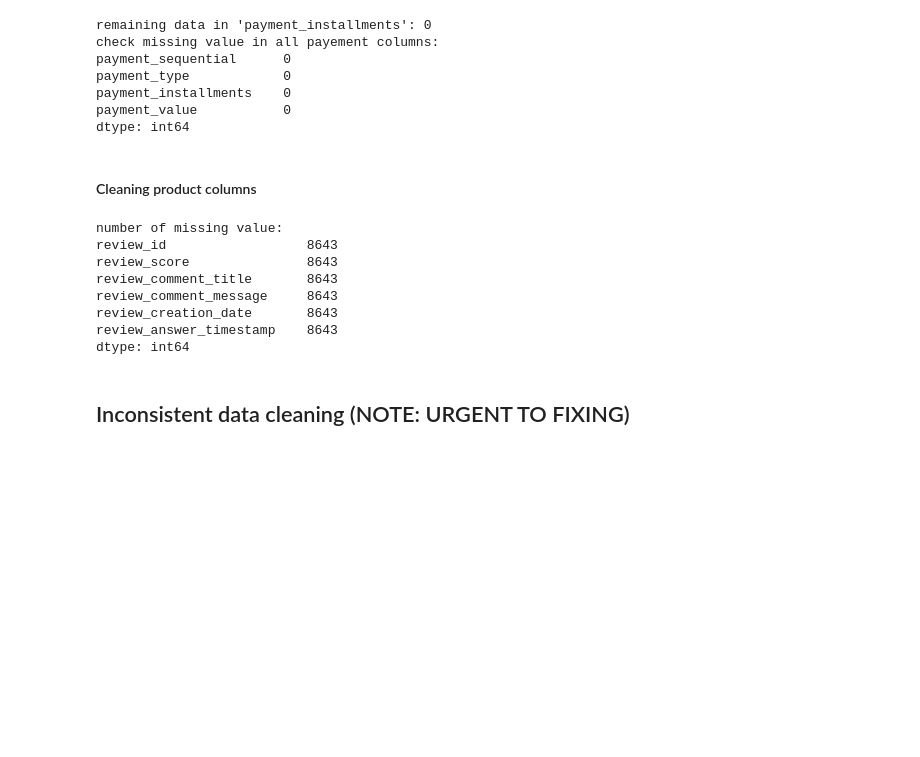
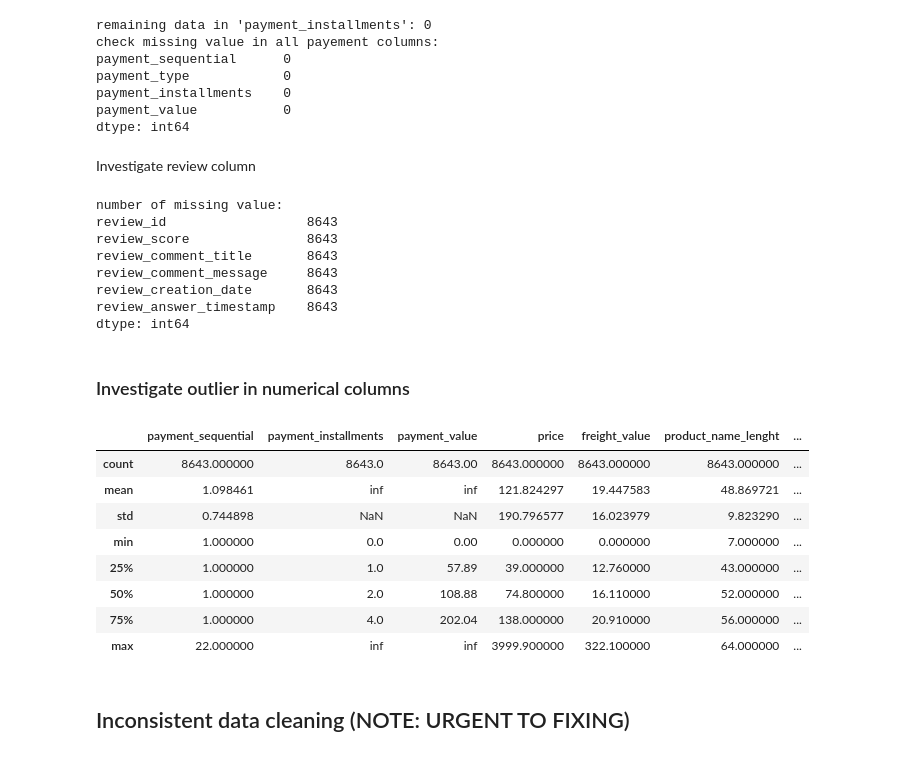
Before and after one commit to RizkiRdm/Olist-E-commerce-Performance-Analysis, a Jupyter notebook: notebooks/data_cleaning.ipynb, the cells around one changed output. Drawn from its saved outputs; the diff is of its cells as text; code cells hidden in the pictures; blank space fills up the shorter version.

Commit message:
feat: Check descriptive statistics for numerical columns.
- Identified columns showing 'inf' or extremely large values (payment_installments, payment_value, product_weight_g, product_length_cm, product_height_cm, product_width_cm), indicating extreme outliers.

```diff
--- a/notebooks/data_cleaning.ipynb
+++ b/notebooks/data_cleaning.ipynb
@@ -1861,8 +1861,8 @@ payment_type            0
 payment_installments    0
 payment_value           0
 dtype: int64
-# %% [markdown]
-#### Cleaning product columns
+# %% [markdown]
+Investigate review column
 # %%
 review_columns_to_check = [
     "review_id",
@@ -1884,6 +1884,40 @@ review_comment_message     8643
 review_creation_date       8643
 review_answer_timestamp    8643
 dtype: int64
+# %% [markdown]
+### Investigate outlier in numerical columns
+# %%
+numerical_cols_for_outliers = [
+    "payment_sequential",
+    "payment_installments",
+    "payment_value",
+    "price",
+    "freight_value",
+    "product_name_lenght",
+    "product_description_lenght",
+    "product_photos_qty",
+    "product_weight_g",
+    "product_length_cm",
+    "product_height_cm",
+    "product_width_cm",
+    "review_score",
+]
+
+existing_numerical_cols = [
+    col for col in numerical_cols_for_outliers if col in ecom_data_df.columns
+]
+
+display(ecom_data_df[existing_numerical_cols].describe())
+# %% [output]
+|  | payment_sequential | payment_installments | payment_value | price | freight_value | product_name_lenght | ... |
+| count | 8643.000000 | 8643.0 | 8643.00 | 8643.000000 | 8643.000000 | 8643.000000 | ... |
+| mean | 1.098461 | inf | inf | 121.824297 | 19.447583 | 48.869721 | ... |
+| std | 0.744898 | NaN | NaN | 190.796577 | 16.023979 | 9.823290 | ... |
+| min | 1.000000 | 0.0 | 0.00 | 0.000000 | 0.000000 | 7.000000 | ... |
+| 25% | 1.000000 | 1.0 | 57.89 | 39.000000 | 12.760000 | 43.000000 | ... |
+| 50% | 1.000000 | 2.0 | 108.88 | 74.800000 | 16.110000 | 52.000000 | ... |
+| 75% | 1.000000 | 4.0 | 202.04 | 138.000000 | 20.910000 | 56.000000 | ... |
+| max | 22.000000 | inf | inf | 3999.900000 | 322.100000 | 64.000000 | ... |
 # %% [markdown]
 ## Inconsistent data cleaning (NOTE: URGENT TO FIXING)
 # %%
```
